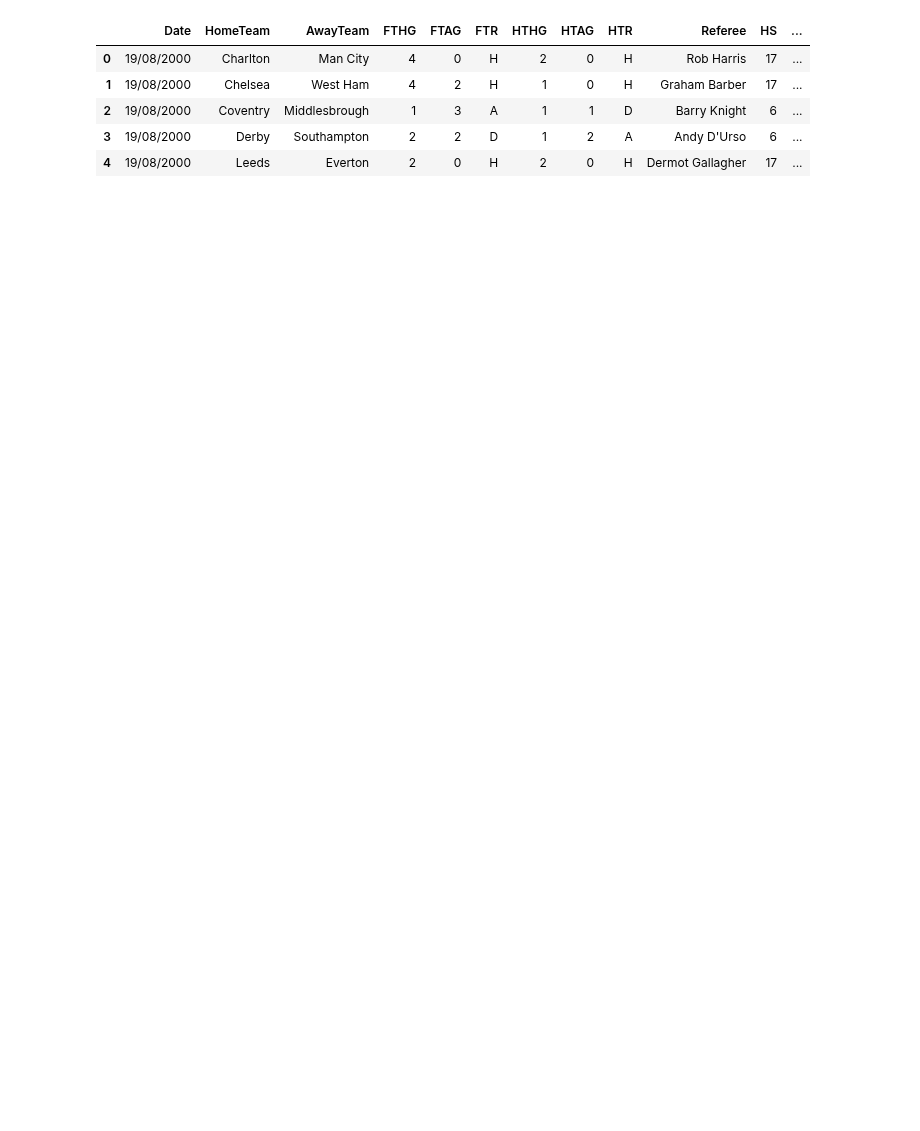
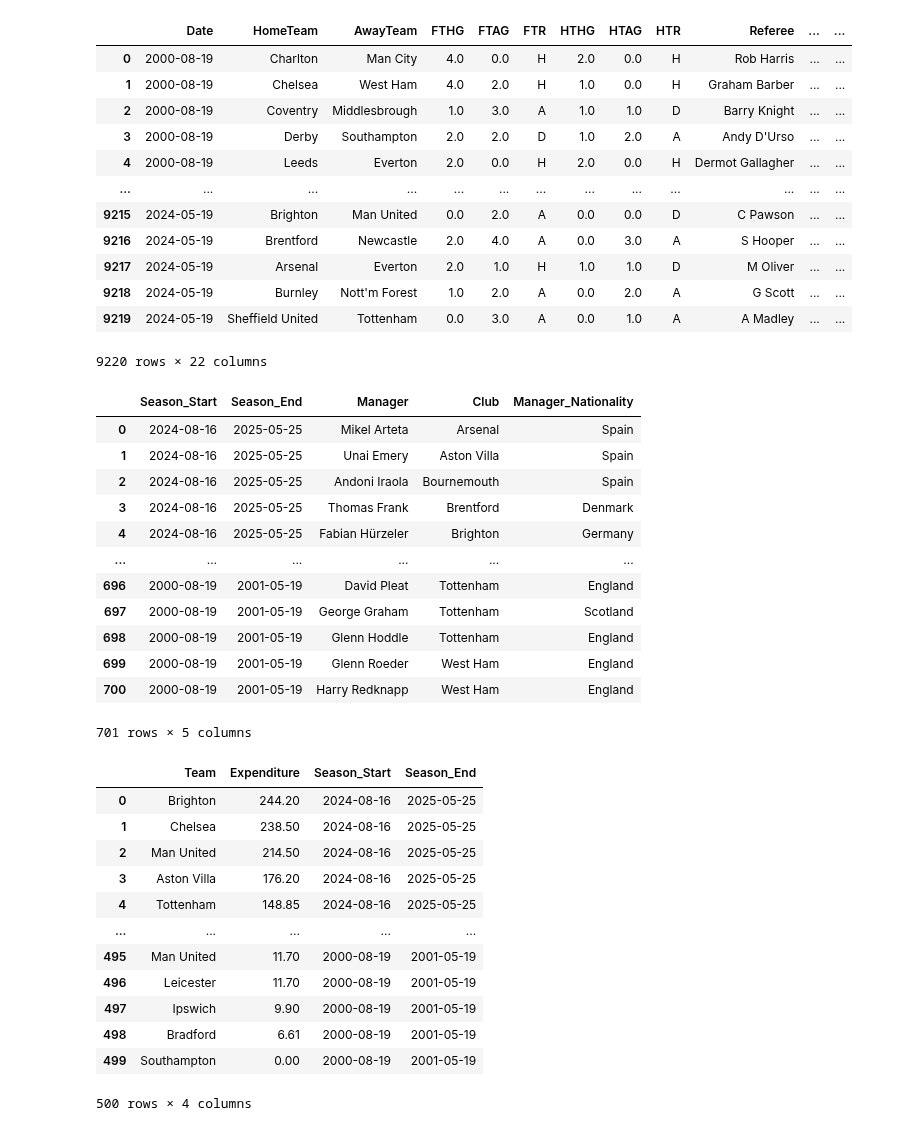
Before and after one commit to chenhsu16/SVM_Collab, a Jupyter notebook: Salvina/SVM_2_SZ copy.ipynb, the cells around one changed output. Cells and saved outputs as stored; diff of their text form; code cells hidden in the pictures; blank space fills up the shorter version.

```diff
--- a/Salvina/SVM_2_SZ copy.ipynb
+++ b/Salvina/SVM_2_SZ copy.ipynb
@@ -7,14 +7,68 @@ from sklearn.svm import SVC
 from sklearn.preprocessing import LabelEncoder
 from sklearn.metrics import classification_report, accuracy_score, f1_score
 # %%
-# Load the data
-data = pd.read_csv('epl-training.csv')
-pd.set_option('display.max_columns',None)
-data.head()
+# Importing Data File
+df_matches = pd.read_csv('epl-training.csv')
+df_managers = pd.read_excel('PremierLeagueManagers.xlsx')
+df_spending = pd.read_excel('Spending_data.xlsx')
+# Ensure the match date is in datetime format
+df_matches['Date'] = pd.to_datetime(df_matches['Date'],dayfirst = True)
+
+# Sort the df_matches dataframe by ascending date order
+df_matches = df_matches.sort_values(by='Date', ascending=True).reset_index(drop=True)
+
+# Drop any rows where all the values are nan
+df_matches = df_matches.dropna()
+
+# Ensure Season_Start and Season_End are in datetime format
+df_managers['Season_Start'] = pd.to_datetime(df_managers['Season_Start'],dayfirst = True)
+df_managers['Season_End'] = pd.to_datetime(df_managers['Season_End'],dayfirst = True)
+# Ensure Season_Start and Season_End are in datetime format
+df_spending['Season_Start'] = pd.to_datetime(df_spending['Season_Start'],dayfirst = True)
+df_spending['Season_End'] = pd.to_datetime(df_spending['Season_End'],dayfirst = True)
+#Showing What Each Training Dataset Looks Like
+display(df_matches)
+display(df_managers)
+display(df_spending)
+
+df_matches.dtypes
 # %% [output]
-|  | Date | HomeTeam | AwayTeam | FTHG | FTAG | FTR | HTHG | HTAG | HTR | Referee | HS | ... |
-| 0 | 19/08/2000 | Charlton | Man City | 4 | 0 | H | 2 | 0 | H | Rob Harris | 17 | ... |
-| 1 | 19/08/2000 | Chelsea | West Ham | 4 | 2 | H | 1 | 0 | H | Graham Barber | 17 | ... |
-| 2 | 19/08/2000 | Coventry | Middlesbrough | 1 | 3 | A | 1 | 1 | D | Barry Knight | 6 | ... |
-| 3 | 19/08/2000 | Derby | Southampton | 2 | 2 | D | 1 | 2 | A | Andy D'Urso | 6 | ... |
-| 4 | 19/08/2000 | Leeds | Everton | 2 | 0 | H | 2 | 0 | H | Dermot Gallagher | 17 | ... |
+|  | Date | HomeTeam | AwayTeam | FTHG | FTAG | FTR | HTHG | HTAG | HTR | Referee | ... | ... |
+| 0 | 2000-08-19 | Charlton | Man City | 4.0 | 0.0 | H | 2.0 | 0.0 | H | Rob Harris | ... | ... |
+| 1 | 2000-08-19 | Chelsea | West Ham | 4.0 | 2.0 | H | 1.0 | 0.0 | H | Graham Barber | ... | ... |
+| 2 | 2000-08-19 | Coventry | Middlesbrough | 1.0 | 3.0 | A | 1.0 | 1.0 | D | Barry Knight | ... | ... |
+| 3 | 2000-08-19 | Derby | Southampton | 2.0 | 2.0 | D | 1.0 | 2.0 | A | Andy D'Urso | ... | ... |
+| 4 | 2000-08-19 | Leeds | Everton | 2.0 | 0.0 | H | 2.0 | 0.0 | H | Dermot Gallagher | ... | ... |
+| ... | ... | ... | ... | ... | ... | ... | ... | ... | ... | ... | ... | ... |
+| 9215 | 2024-05-19 | Brighton | Man United | 0.0 | 2.0 | A | 0.0 | 0.0 | D | C Pawson | ... | ... |
+| 9216 | 2024-05-19 | Brentford | Newcastle | 2.0 | 4.0 | A | 0.0 | 3.0 | A | S Hooper | ... | ... |
+| 9217 | 2024-05-19 | Arsenal | Everton | 2.0 | 1.0 | H | 1.0 | 1.0 | D | M Oliver | ... | ... |
+| 9218 | 2024-05-19 | Burnley | Nott'm Forest | 1.0 | 2.0 | A | 0.0 | 2.0 | A | G Scott | ... | ... |
+| 9219 | 2024-05-19 | Sheffield United | Tottenham | 0.0 | 3.0 | A | 0.0 | 1.0 | A | A Madley | ... | ... |
+9220 rows × 22 columns
+|  | Season_Start | Season_End | Manager | Club | Manager_Nationality |
+| 0 | 2024-08-16 | 2025-05-25 | Mikel Arteta | Arsenal | Spain |
+| 1 | 2024-08-16 | 2025-05-25 | Unai Emery | Aston Villa | Spain |
+| 2 | 2024-08-16 | 2025-05-25 | Andoni Iraola | Bournemouth | Spain |
+| 3 | 2024-08-16 | 2025-05-25 | Thomas Frank | Brentford | Denmark |
+| 4 | 2024-08-16 | 2025-05-25 | Fabian Hürzeler | Brighton | Germany |
+| ... | ... | ... | ... | ... | ... |
+| 696 | 2000-08-19 | 2001-05-19 | David Pleat | Tottenham | England |
+| 697 | 2000-08-19 | 2001-05-19 | George Graham | Tottenham | Scotland |
+| 698 | 2000-08-19 | 2001-05-19 | Glenn Hoddle | Tottenham | England |
+| 699 | 2000-08-19 | 2001-05-19 | Glenn Roeder | West Ham | England |
+| 700 | 2000-08-19 | 2001-05-19 | Harry Redknapp | West Ham | England |
+701 rows × 5 columns
+|  | Team | Expenditure | Season_Start | Season_End |
+| 0 | Brighton | 244.20 | 2024-08-16 | 2025-05-25 |
+| 1 | Chelsea | 238.50 | 2024-08-16 | 2025-05-25 |
+| 2 | Man United | 214.50 | 2024-08-16 | 2025-05-25 |
+| 3 | Aston Villa | 176.20 | 2024-08-16 | 2025-05-25 |
+| 4 | Tottenham | 148.85 | 2024-08-16 | 2025-05-25 |
+| ... | ... | ... | ... | ... |
+| 495 | Man United | 11.70 | 2000-08-19 | 2001-05-19 |
+| 496 | Leicester | 11.70 | 2000-08-19 | 2001-05-19 |
+| 497 | Ipswich | 9.90 | 2000-08-19 | 2001-05-19 |
+| 498 | Bradford | 6.61 | 2000-08-19 | 2001-05-19 |
+| 499 | Southampton | 0.00 | 2000-08-19 | 2001-05-19 |
+500 rows × 4 columns
```
Also changed, not shown: parts of 10 cells of this notebook.
